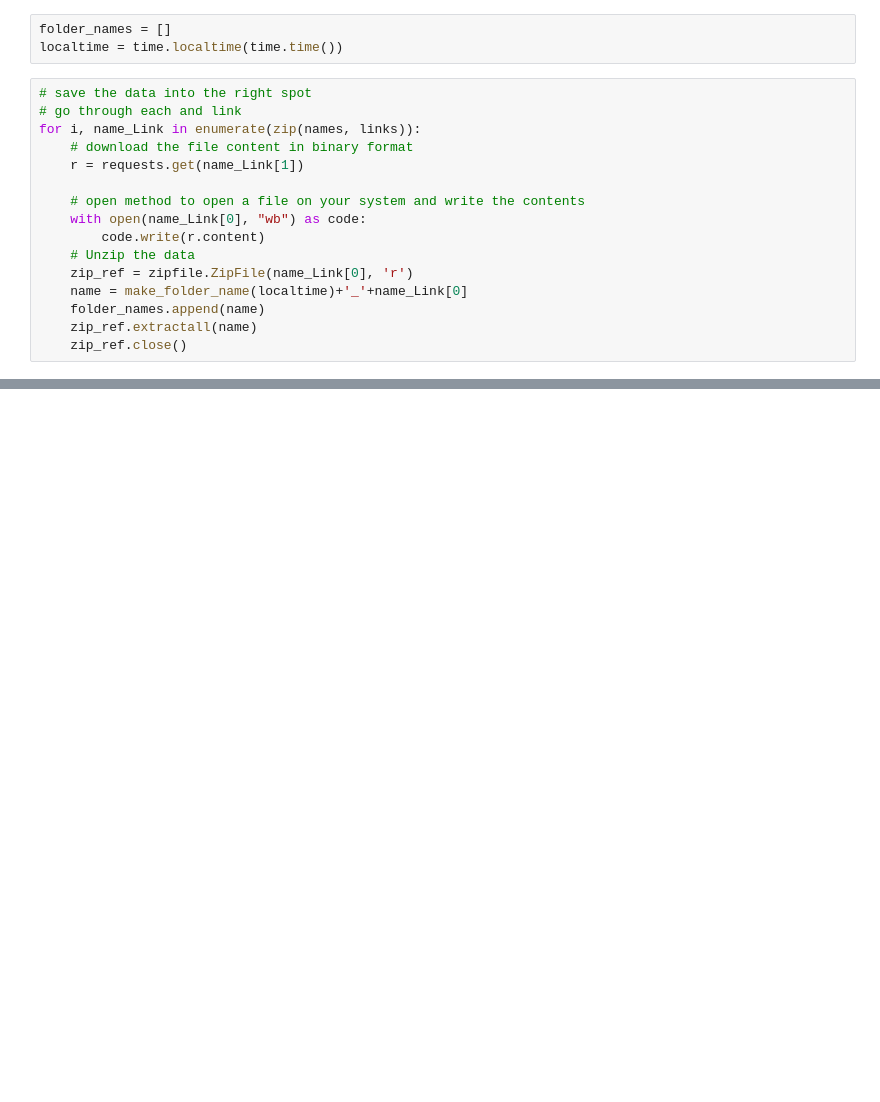
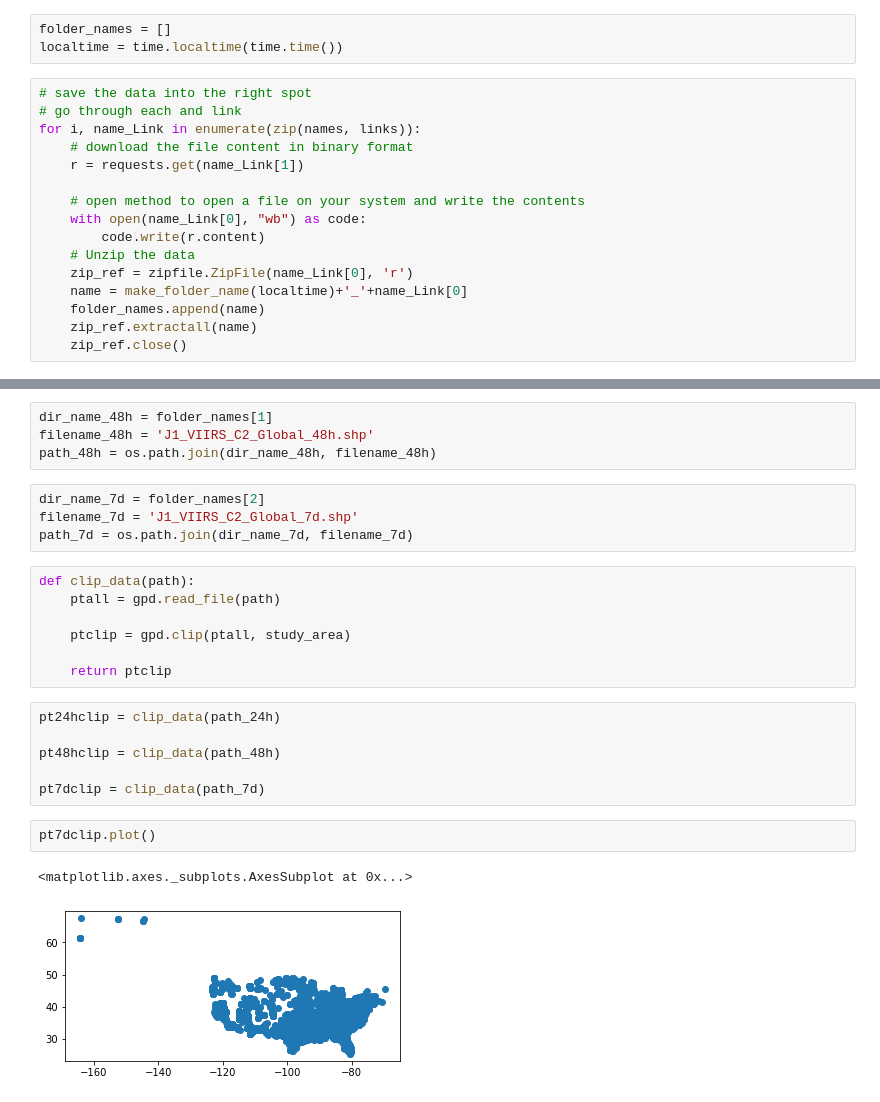
Before and after one commit to acoiman/mapping_wildfires, a Jupyter notebook: mapping_wildfires.ipynb, the cells around one changed output, grey strips where cells are left out. Saved outputs shown, nothing was run; the diff lists cells and outputs as text; blank space fills up the shorter version.

```diff
--- a/mapping_wildfires.ipynb
+++ b/mapping_wildfires.ipynb
@@ -62,0 +137,26 @@ pt24clip = gpd.sjoin(pt24all, study_area, op='within')
+# %%
+dir_name_48h = folder_names[1]
+filename_48h = 'J1_VIIRS_C2_Global_48h.shp'
+path_48h = os.path.join(dir_name_48h, filename_48h)
+# %%
+dir_name_7d = folder_names[2]
+filename_7d = 'J1_VIIRS_C2_Global_7d.shp'
+path_7d = os.path.join(dir_name_7d, filename_7d)
+# %%
+def clip_data(path):
+    ptall = gpd.read_file(path)
+
+    ptclip = gpd.clip(ptall, study_area)
+
+    return ptclip
+# %%
+pt24hclip = clip_data(path_24h)
+
+pt48hclip = clip_data(path_48h)
+
+pt7dclip = clip_data(path_7d)
+# %%
+pt7dclip.plot()
+# %% [output]
+<matplotlib.axes._subplots.AxesSubplot at 0x...>
+[figure, added]
```
Also changed, not shown: parts of 25 cells of this notebook.
